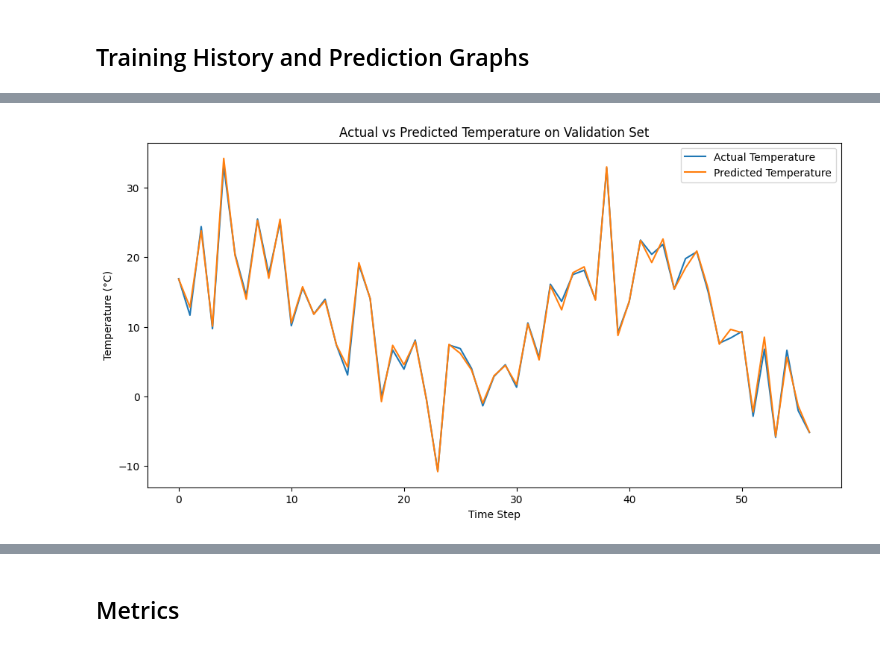
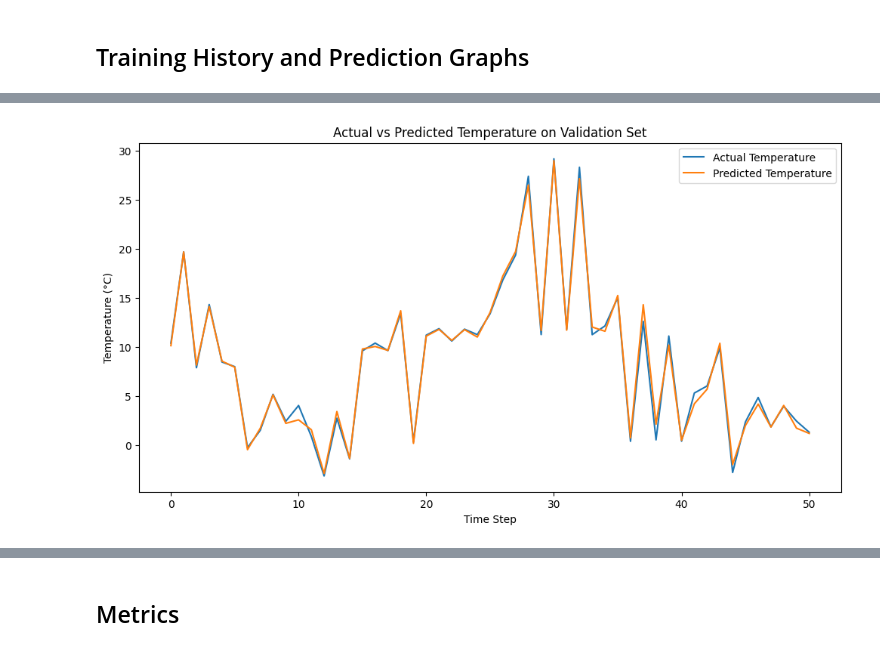
Before and after one commit to ItsThareesh/Stock-Price-Predictor, a Jupyter notebook: Temperature Predictor.ipynb, the cells around one changed output, grey strips where cells are left out. Saved outputs shown, nothing was run; the diff lists cells and outputs as text; code cells hidden in the pictures.

Commit message:
feat: update notebook and model
- Seperate prediction graphs on val and test dataset
- Updated .keras file
- Improved docs
- Moved old notebook and model to archive folder

```diff
--- a/Temperature Predictor.ipynb
+++ b/Temperature Predictor.ipynb
@@ -111,7 +152,7 @@ def build_model(X_train: np.ndarray, learning_rate: float) -> keras.Model:
     model.compile(
         optimizer=optimizers.Adam(learning_rate=learning_rate),
         loss='mae',
-        metrics=['root_mean_squared_error']
+        metrics=['root_mean_squared_error', 'r2_score']
     )
 
     model.summary()
@@ -120,7 +161,7 @@ def build_model(X_train: np.ndarray, learning_rate: float) -> keras.Model:
 # %% [markdown]
 ## Import Dataset
 # %%
-df = pd.read_csv("data/jena_climate_2009_2016.csv")
+df = pd.read_csv("/kaggle/input/jena-climate-2009-2016/jena_climate_2009_2016.csv")
 df = df[5::6]
 
 date_time = pd.to_datetime(df.pop('Date Time'), format='%d.%m.%Y %H:%M:%S')
@@ -270,8 +315,12 @@ dtype: int64
 ## Model Training
 # %% [markdown]
 ### Create Train and Validation Datasets
+# %%
+n = len(df)
+
+train_and_val_df = cleaned_df[0:int(n*0.9)]
 # %%
-training_data_len, X_train, y_train, X_val, y_val, target_scaler = prepare_train_test_datasets(cleaned_df, 0.2, 12)
+training_data_len, X_train, y_train, X_val, y_val, feature_scaler, target_scaler = prepare_train_test_datasets(train_and_val_df, 0.2, 24)
 # %%
 # Hyperparameters
 batch_size = 128
@@ -389,20 +438,28 @@ generate_history_graph(history)
 # %%
-def generate_prediction_graph(X_val: np.ndarray, y_val: np.ndarray) -> None:
+def generate_prediction_graph(
+    X: np.ndarray,
+    y: np.ndarray,
+    target_scaler: StandardScaler,
+    is_test=False
+) -> Optional[Tuple[np.ndarray, np.ndarray]]:
     """
-        Plots Prediction Graph.
+        Plots Prediction Graph on the Validation/Test Dataset.
+        Depends upon the is_test parameter.
 
         Args:
-            X_val & y_val (np.ndarray): Validation features and target data.
+            X & y (np.ndarray): Input features and target.
+            target_scaler (StandardScaler): Scaler to inverse transform predictions.
+            is_test (bool): If True, indicates test dataset.
 
         Returns:
-            None
+            Optional[Tuple[np.ndarray, np.ndarray]]: y_true and y_pred if is_test=True
     """
 
-    y_pred_scaled = model.predict(X_val)
+    y_pred_scaled = model.predict(X)
 
     # 2. Inverse scale to original units
     y_pred = target_scaler.inverse_transform(y_pred_scaled)
-    y_true = target_scaler.inverse_transform(y_val)
+    y_true = target_scaler.inverse_transform(y)
 
     # 3. Plot first 100 samples or full range
     plt.figure(figsize=(12,6))
@@ -410,12 +467,13 @@ def generate_prediction_graph(X_val: np.ndarray, y_val: np.ndarray) -> None:
     plt.plot(y_pred[::250], label='Predicted Temperature')
     plt.xlabel('Time Step')
     plt.ylabel('Temperature (°C)')
-    plt.title('Actual vs Predicted Temperature on Validation Set')
+    plt.title(f"Actual vs Predicted Temperature on {'Test' if is_test else 'Validation'} Set")
     plt.legend()
     plt.show()
 
-    return y_pred, y_true
+    if is_test:
+        return y_true, y_pred
 
 
-y_pred, y_true = generate_prediction_graph(X_val, y_val)
+generate_prediction_graph(X_val, y_val, target_scaler)
 # %% [output]
@@ -423 +481 @@ y_pred, y_true = generate_prediction_graph(X_val, y_val)
-[figure, old version]
+[figure, new version]
```
Also changed, not shown: parts of 15 cells of this notebook, 3 other files.
